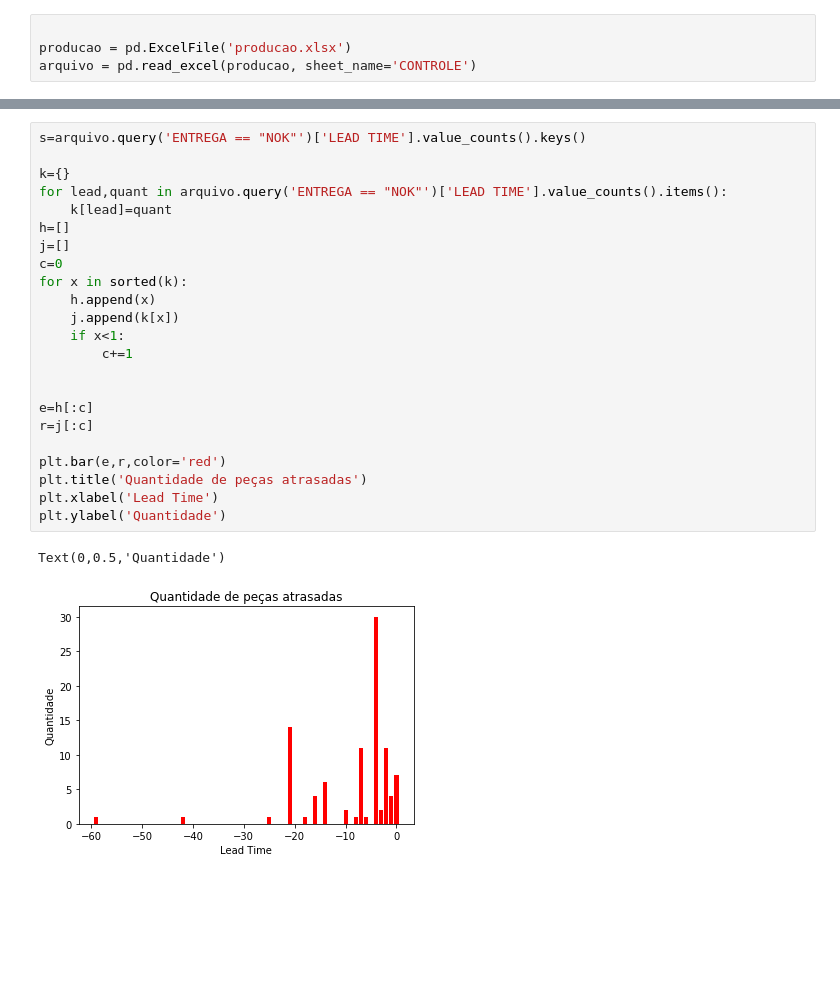
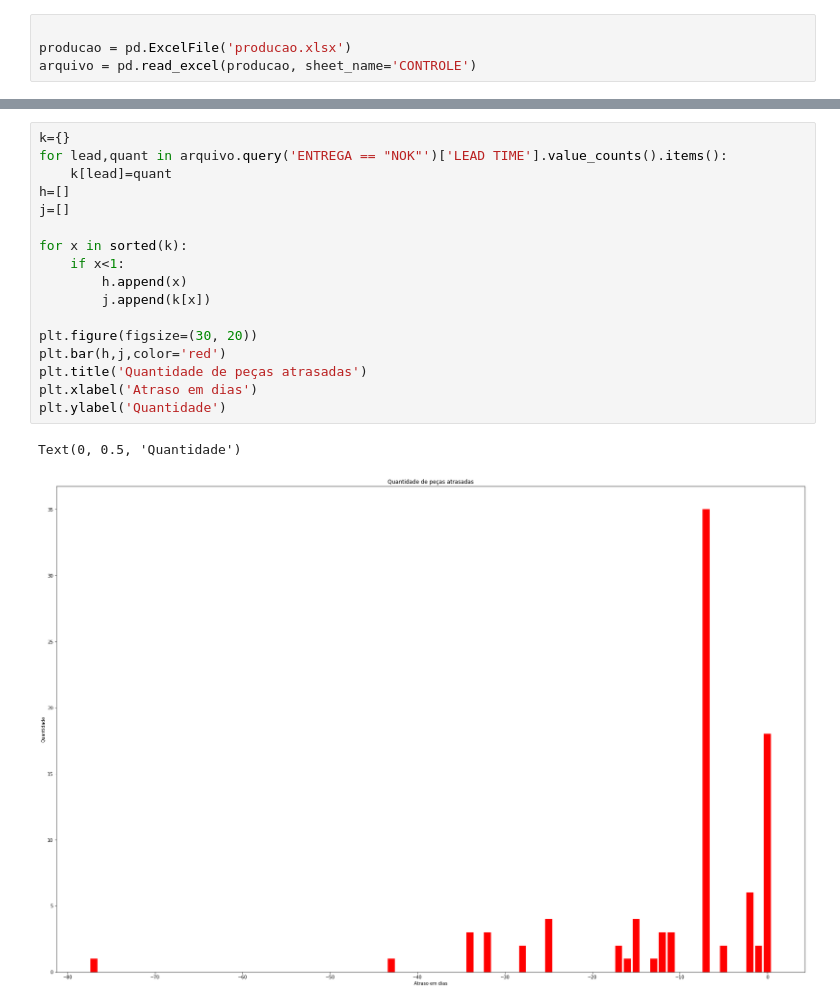
Before and after one commit to MaguinhoD/Data-Analisys-of-production, a Jupyter notebook: PRODUCAO.ipynb, the cells around one changed output, grey strips where cells are left out. Cells and saved outputs as stored; diff of their text form; blank space fills up the shorter version.

```diff
--- a/PRODUCAO.ipynb
+++ b/PRODUCAO.ipynb
@@ -128,26 +128,20 @@ Text(0,0.5,'Dias')
 # %%
-s=arquivo.query('ENTREGA == "NOK"')['LEAD TIME'].value_counts().keys()
-
 k={}
 for lead,quant in arquivo.query('ENTREGA == "NOK"')['LEAD TIME'].value_counts().items():
     k[lead]=quant
 h=[]
 j=[]
-c=0
+
 for x in sorted(k):
-    h.append(x)
-    j.append(k[x])
     if x<1:
-        c+=1
+        h.append(x)
+        j.append(k[x])
 
-
-e=h[:c]
-r=j[:c]
-
-plt.bar(e,r,color='red')
+plt.figure(figsize=(30, 20))
+plt.bar(h,j,color='red')
 plt.title('Quantidade de peças atrasadas')
-plt.xlabel('Lead Time')
+plt.xlabel('Atraso em dias')
 plt.ylabel('Quantidade')
 # %% [output]
-Text(0,0.5,'Quantidade')
+Text(0, 0.5, 'Quantidade')
-[figure, old version]
+[figure, new version]
```
Also changed, not shown: parts of 16 cells of this notebook.
